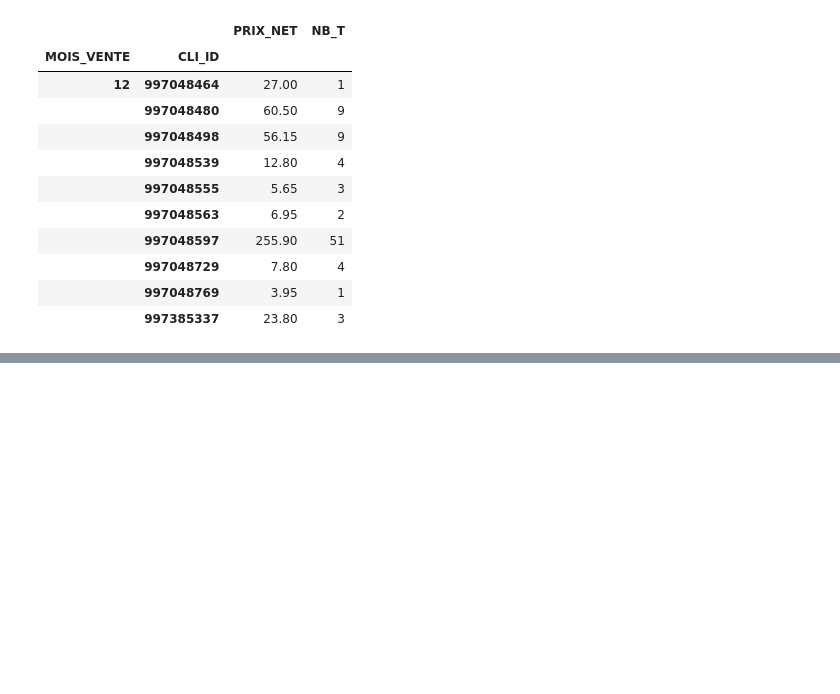
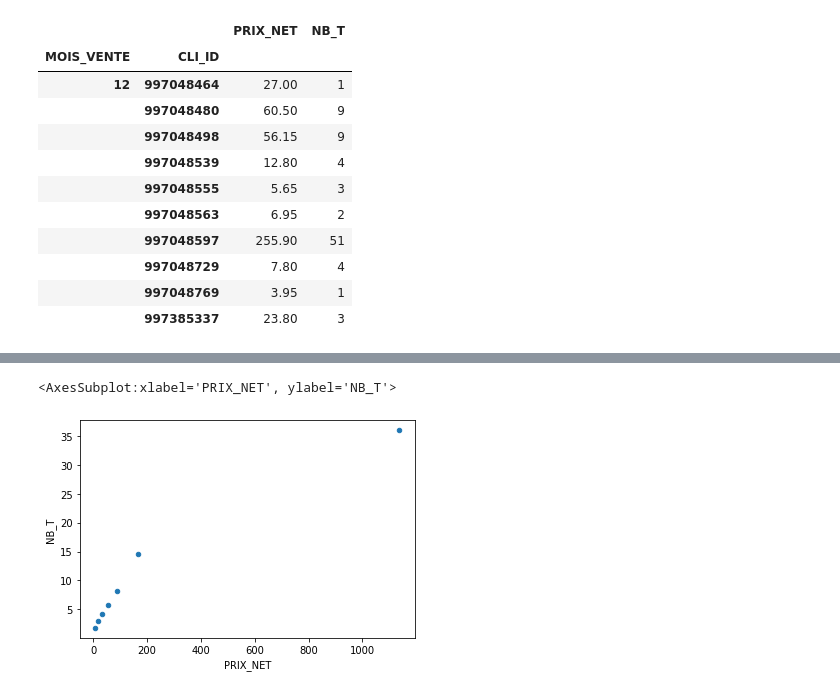
Before and after one commit to gu1lhemlcb/T-DAT, a Jupyter notebook: cart-mean-month.ipynb, the cells around one changed output, grey strips where cells are left out. Cells and saved outputs as stored; diff of their text form; code cells hidden in the pictures; blank space fills up the shorter version.

```diff
--- a/cart-mean-month.ipynb
+++ b/cart-mean-month.ipynb
@@ -190,0 +167,3 @@ bar_chart_df.T.unstack().shape
+# %%
+df_cluster = cart_cluster[cart_cluster["MOIS_VENTE"] == 5].filter(['PRIX_NET', 'NB_T'])
+df_cluster.head()
@@ -190,0 +177,8 @@ bar_chart_df.T.unstack().shape
+# %%
+from sklearn.cluster import KMeans
+import numpy as np
+
+X= df_cluster
+kmeans = KMeans(n_clusters=7, random_state=0).fit(X)
+print(kmeans.cluster_centers_)
+print(kmeans.labels_)
@@ -190,0 +200,6 @@ bar_chart_df.T.unstack().shape
+# %%
+df_cluster_point = pd.DataFrame(kmeans.cluster_centers_, columns=["PRIX_NET", "NB_T"])
+df_cluster_point.plot.scatter(x="PRIX_NET", y="NB_T")
+# %% [output]
+<AxesSubplot:xlabel='PRIX_NET', ylabel='NB_T'>
+[figure, added]
```
Also changed, not shown: parts of 8 cells of this notebook.
